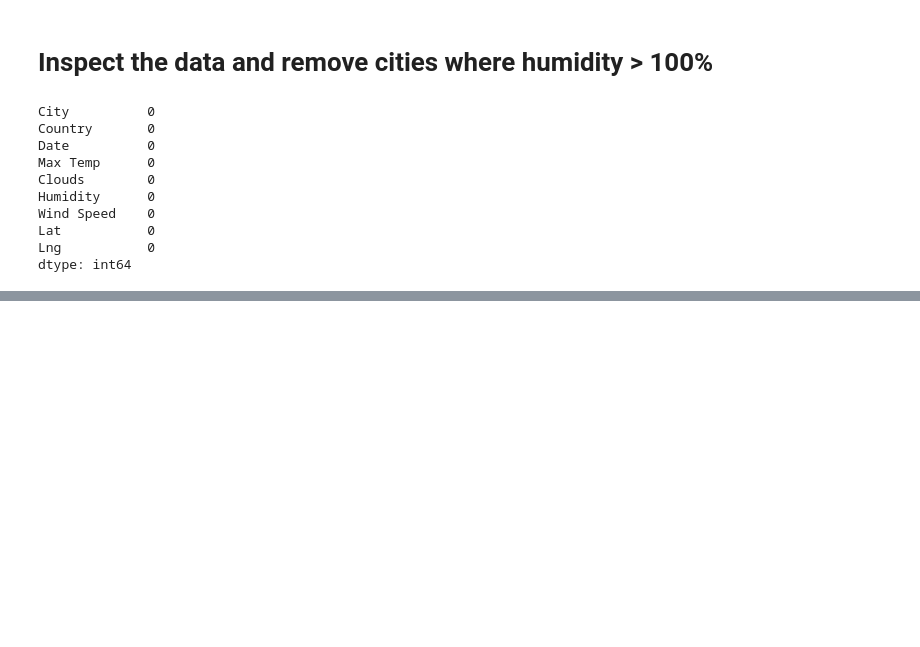
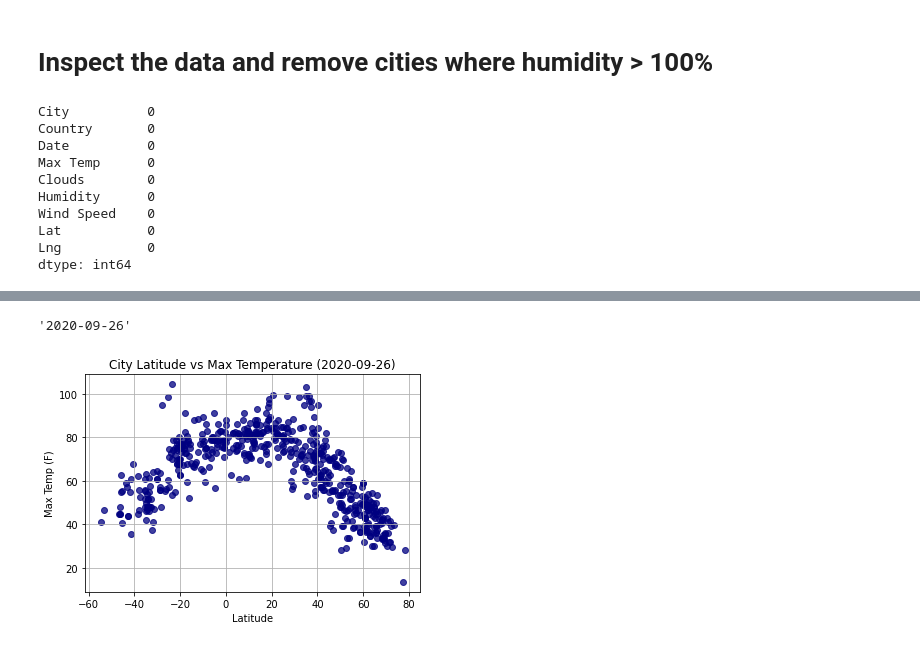
Before and after one commit to cmoeser5/City-Weather, a Jupyter notebook: WeatherPy/WeatherPy.ipynb, the cells around one changed output, grey strips where cells are left out. Drawn from its saved outputs; the diff is of its cells as text; code cells hidden in the pictures; blank space fills up the shorter version.

```diff
--- a/WeatherPy/WeatherPy.ipynb
+++ b/WeatherPy/WeatherPy.ipynb
@@ -195,0 +221,19 @@ clean_city_data
+# %%
+# format the date
+city_date = datetime.datetime.fromtimestamp(int(city_df["Date"][0])).strftime(
+    "%Y-%m-%d"
+)
+city_date
+# %% [output]
+'2020-09-26'
+# %%
+# Graph the latitude vs the max temp
+plt.scatter(city_df["Lat"], city_df["Max Temp"], marker="o", color="navy", alpha=0.75)
+plt.grid()
+plt.xlabel("Latitude")
+plt.ylabel("Max Temp (F)")
+plt.title(f"City Latitude vs Max Temperature ({city_date})")
+plt.savefig("output_data/Latitude_vs_Max_Temp_scatter.png")
+plt.show()
+# %% [output]
+[figure, added]
```
Also changed, not shown: parts of 9 cells of this notebook, 3 other files.
